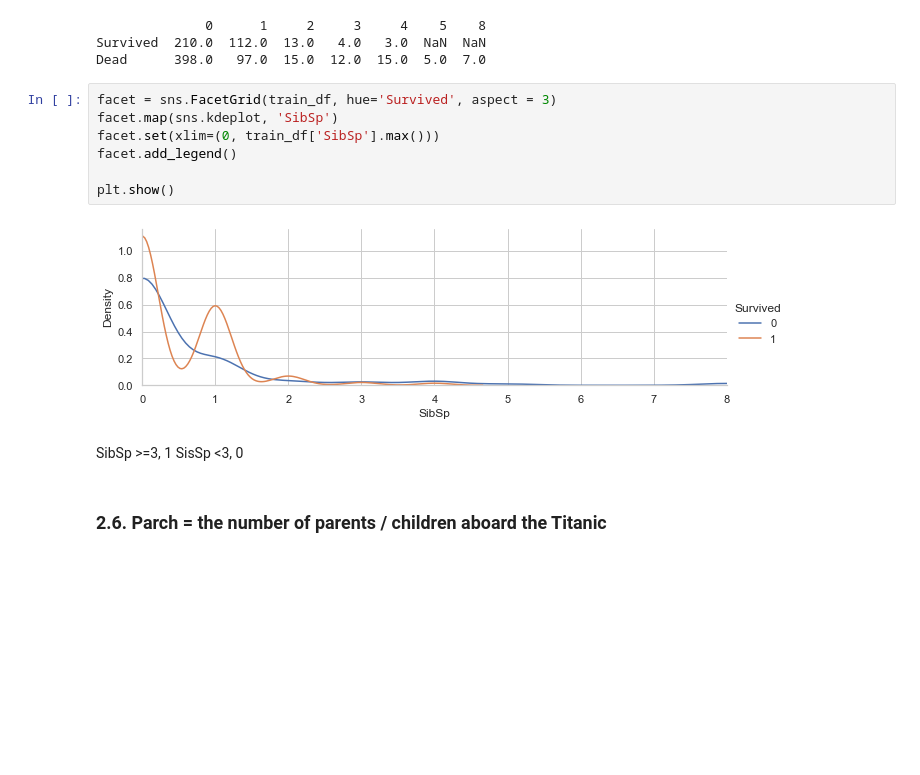
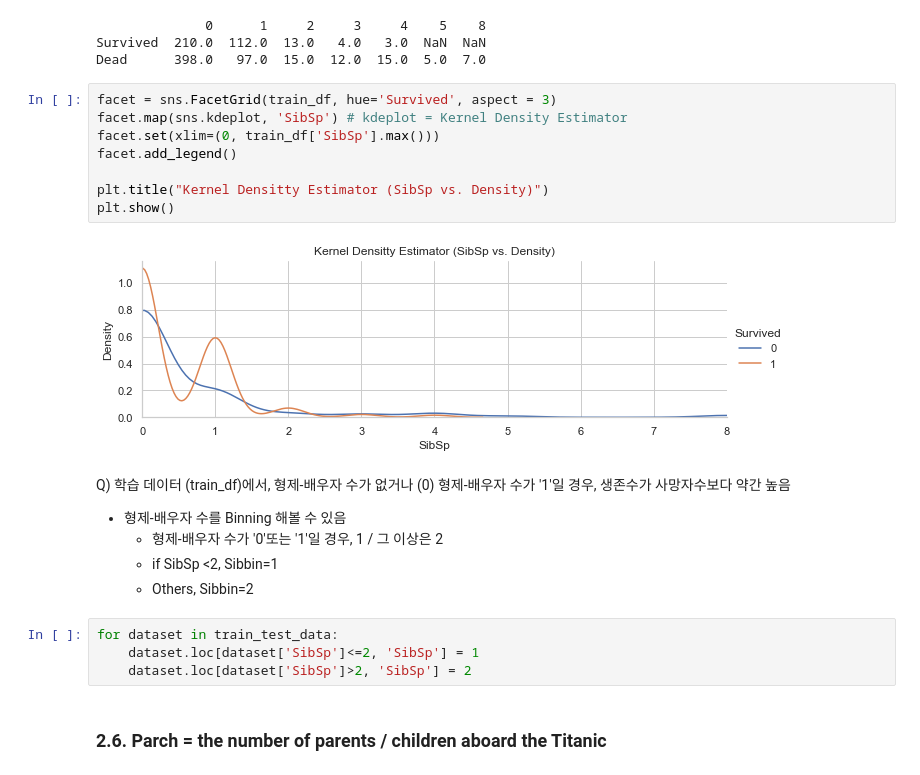
Before and after one commit to mrlee0708/kaggle-titanic, a Jupyter notebook: titanic-miran.ipynb, the cells around one changed output. Drawn from its saved outputs; the diff is of its cells as text; blank space fills up the shorter version.

```diff
--- a/titanic-miran.ipynb
+++ b/titanic-miran.ipynb
@@ -341,15 +383,23 @@ Survived  210.0  112.0  13.0   4.0   3.0  NaN  NaN
 Dead      398.0   97.0  15.0  12.0  15.0  5.0  7.0
 # %%
 facet = sns.FacetGrid(train_df, hue='Survived', aspect = 3)
-facet.map(sns.kdeplot, 'SibSp')
+facet.map(sns.kdeplot, 'SibSp') # kdeplot = Kernel Density Estimator
 facet.set(xlim=(0, train_df['SibSp'].max()))
 facet.add_legend()
 
+plt.title("Kernel Densitty Estimator (SibSp vs. Density)")
 plt.show()
 # %% [output]
-[figure, old version]
+[figure, new version]
-# %% [markdown]
-SibSp >=3, 1
-SisSp <3, 0
+# %% [markdown]
+Q) 학습 데이터 (train_df)에서, 형제-배우자 수가 없거나 (0) 형제-배우자 수가 '1'일 경우, 생존수가 사망자수보다 약간 높음
+- 형제-배우자 수를 Binning 해볼 수 있음
+    - 형제-배우자 수가 '0'또는 '1'일 경우, 1 / 그 이상은 2
+    - if SibSp <2, Sibbin=1
+    - Others, Sibbin=2
+# %%
+for dataset in train_test_data:
+    dataset.loc[dataset['SibSp']<=2, 'SibSp'] = 1
+    dataset.loc[dataset['SibSp']>2, 'SibSp'] = 2
 # %% [markdown]
 ### 2.6. Parch = the number of parents / children aboard the Titanic
```
Also changed, not shown: parts of 30 cells of this notebook.
